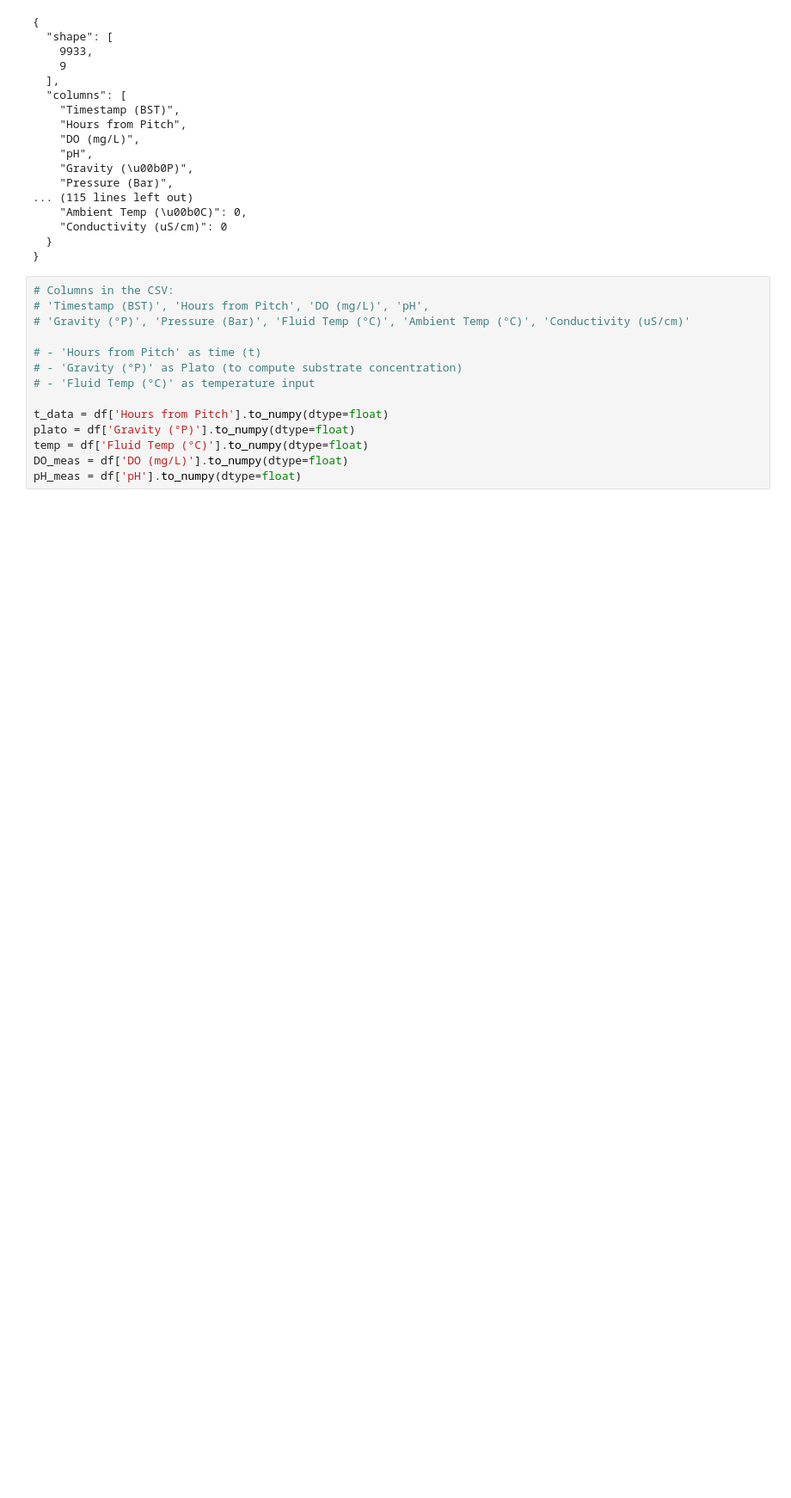
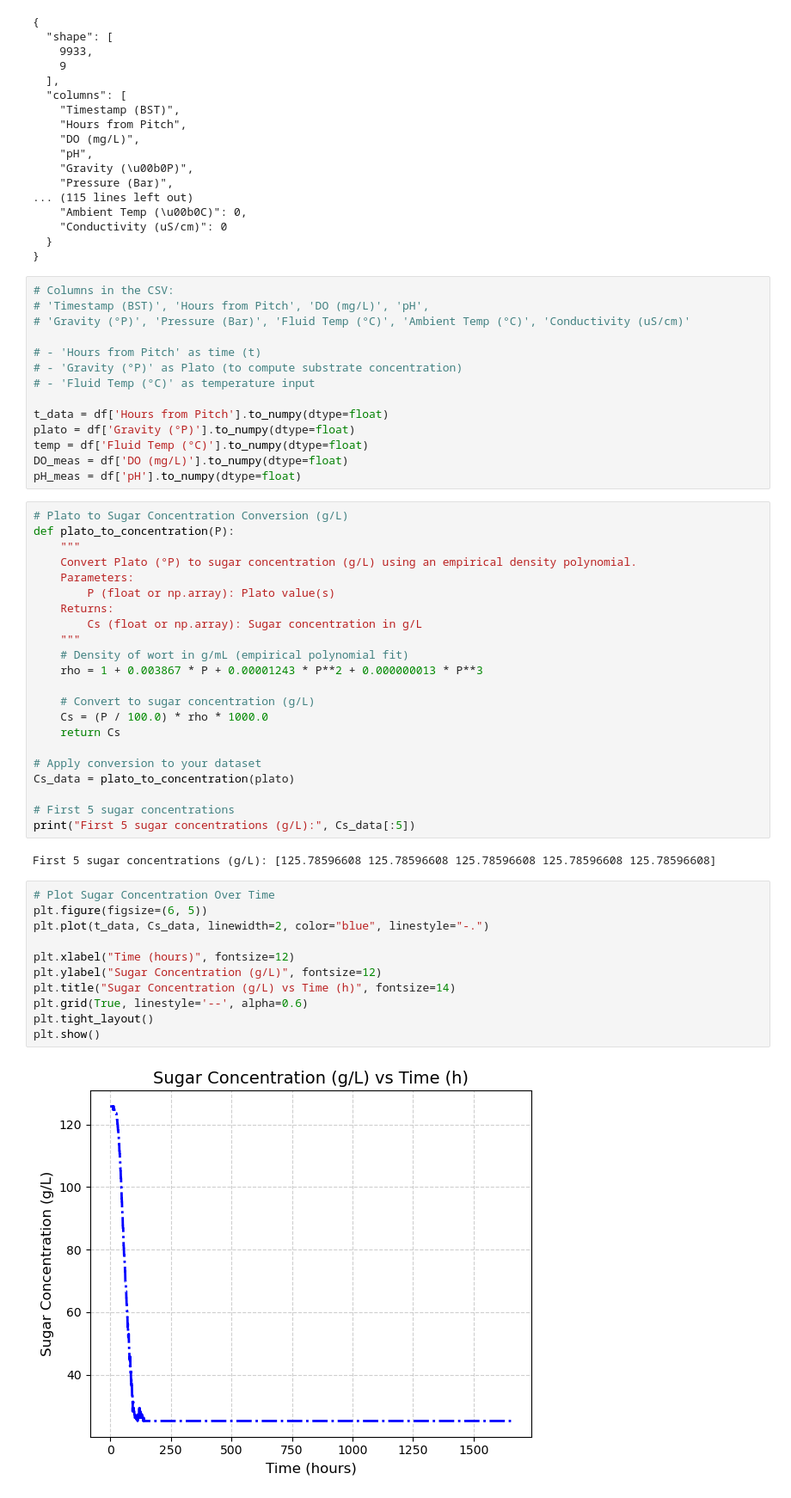
Before and after one commit to EmmanuelLwele/Physics-Informed-Beer-Fermentation-Modelling, a Jupyter notebook: Beer_Fermentation_PINN_with_DO_pH.ipynb, the cells around one changed output. Shown at 86% size. Saved outputs shown, nothing was run; the diff lists cells and outputs as text; blank space fills up the shorter version.

Commit message:
"Added code for converting Plato to sugar concentration and ethanol concentration, and plotting the results."

```diff
--- a/Beer_Fermentation_PINN_with_DO_pH.ipynb
+++ b/Beer_Fermentation_PINN_with_DO_pH.ipynb
@@ -164,3 +164,40 @@ plato = df['Gravity (°P)'].to_numpy(dtype=float)
 temp = df['Fluid Temp (°C)'].to_numpy(dtype=float)
 DO_meas = df['DO (mg/L)'].to_numpy(dtype=float)
 pH_meas = df['pH'].to_numpy(dtype=float)
+# %%
+# Plato to Sugar Concentration Conversion (g/L)
+def plato_to_concentration(P):
+    """
+    Convert Plato (°P) to sugar concentration (g/L) using an empirical density polynomial.
+    Parameters:
+        P (float or np.array): Plato value(s)
+    Returns:
+        Cs (float or np.array): Sugar concentration in g/L
+    """
+    # Density of wort in g/mL (empirical polynomial fit)
+    rho = 1 + 0.003867 * P + 0.00001243 * P**2 + 0.000000013 * P**3
+
+    # Convert to sugar concentration (g/L)
+    Cs = (P / 100.0) * rho * 1000.0
+    return Cs
+
+# Apply conversion to your dataset
+Cs_data = plato_to_concentration(plato)
+
+# First 5 sugar concentrations
+print("First 5 sugar concentrations (g/L):", Cs_data[:5])
+# %% [output]
+First 5 sugar concentrations (g/L): [125.78596608 125.78596608 125.78596608 125.78596608 125.78596608]
+# %%
+# Plot Sugar Concentration Over Time
+plt.figure(figsize=(6, 5))
+plt.plot(t_data, Cs_data, linewidth=2, color="blue", linestyle="-.")
+
+plt.xlabel("Time (hours)", fontsize=12)
+plt.ylabel("Sugar Concentration (g/L)", fontsize=12)
+plt.title("Sugar Concentration (g/L) vs Time (h)", fontsize=14)
+plt.grid(True, linestyle='--', alpha=0.6)
+plt.tight_layout()
+plt.show()
+# %% [output]
+[figure, added]
```
Also changed, not shown: parts of 6 cells of this notebook.
